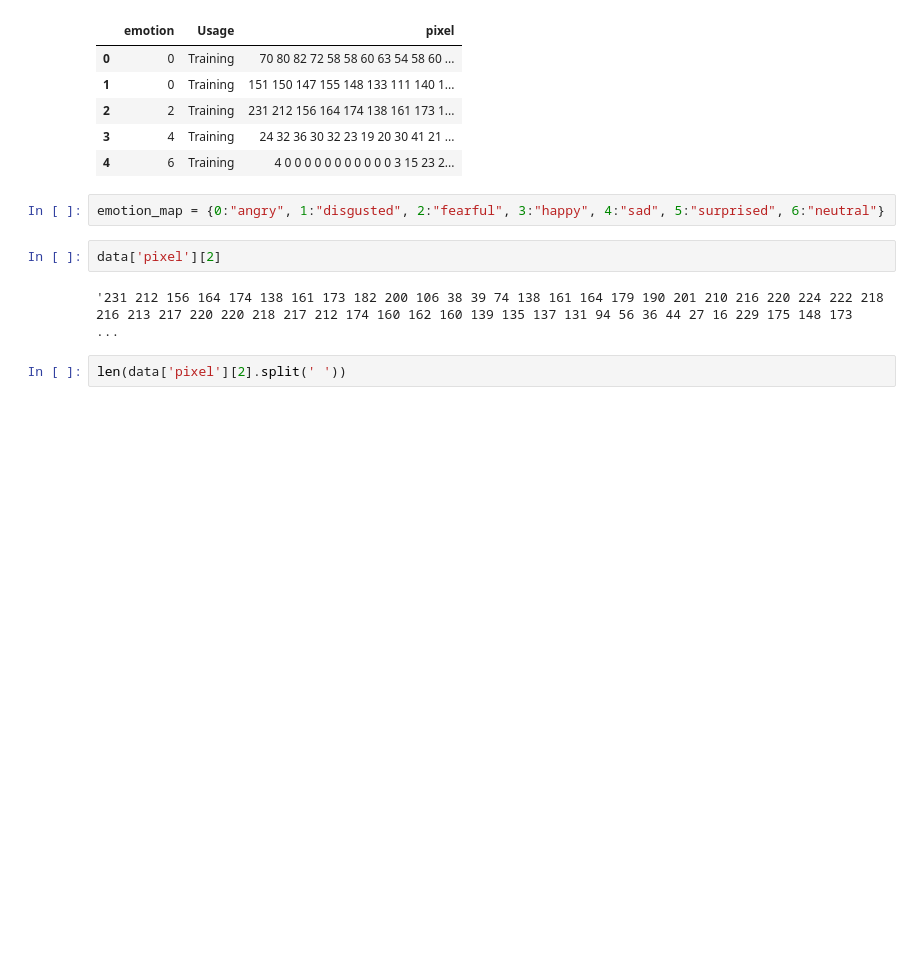
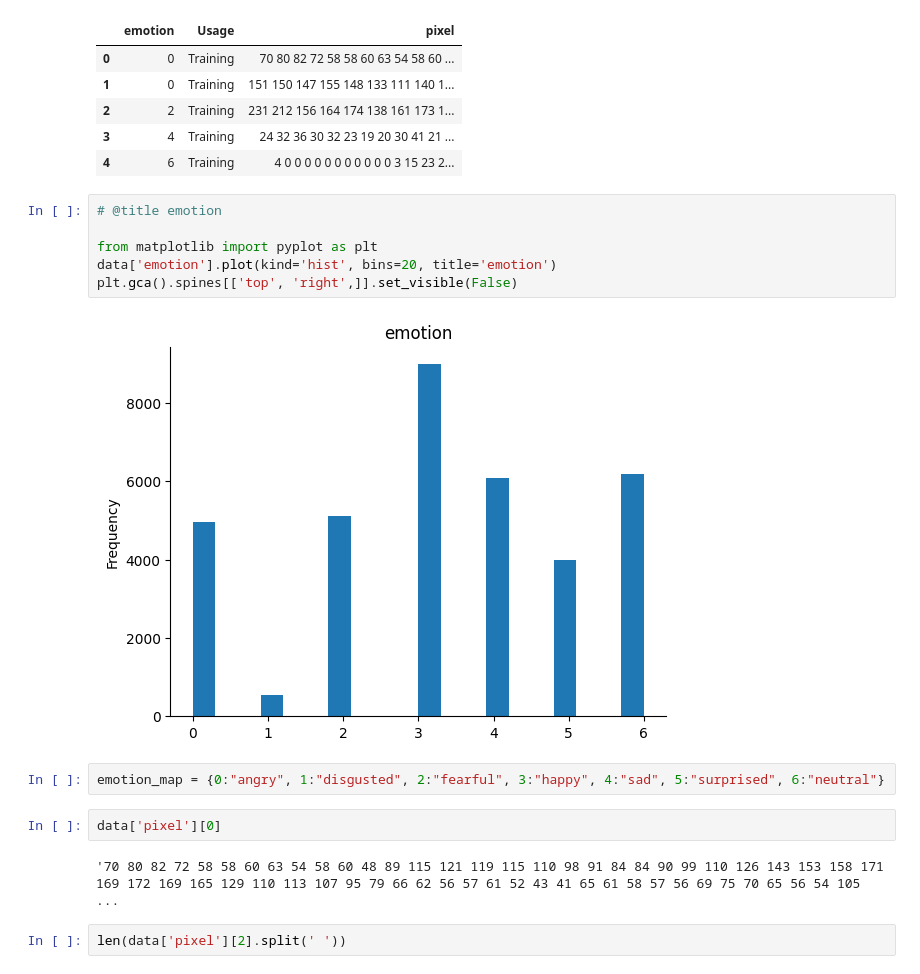
Before and after one commit to MedhaParhy/EmotionDetection, a Jupyter notebook: Emotion_Detection.ipynb, the cells around one changed output. Drawn from its saved outputs; the diff is of its cells as text; blank space fills up the shorter version.

```diff
--- a/Emotion_Detection.ipynb
+++ b/Emotion_Detection.ipynb
@@ -25,12 +25,20 @@ data.head()
 | 2 | 2 | Training | 231 212 156 164 174 138 161 173 1... |
 | 3 | 4 | Training | 24 32 36 30 32 23 19 20 30 41 21 ... |
 | 4 | 6 | Training | 4 0 0 0 0 0 0 0 0 0 0 0 3 15 23 2... |
+# %%
+# @title emotion
+
+from matplotlib import pyplot as plt
+data['emotion'].plot(kind='hist', bins=20, title='emotion')
+plt.gca().spines[['top', 'right',]].set_visible(False)
+# %% [output]
+[figure, added]
 # %%
 emotion_map = {0:"angry", 1:"disgusted", 2:"fearful", 3:"happy", 4:"sad", 5:"surprised", 6:"neutral"}
 # %%
-data['pixel'][2]
+data['pixel'][0]
 # %% [output]
-'231 212 156 164 174 138 161 173 182 200 106 38 39 74 138 161 164 179 190 201 210 216 220 224 222 218 216 213 217 220 220 218 217 212 174 160 162 160 139 135 137 131 94 56 36 44 27 16 229 175 148 173  ...
+'70 80 82 72 58 58 60 63 54 58 60 48 89 115 121 119 115 110 98 91 84 84 90 99 110 126 143 153 158 171 169 172 169 165 129 110 113 107 95 79 66 62 56 57 61 52 43 41 65 61 58 57 56 69 75 70 65 56 54 105 ...
 # %%
 len(data['pixel'][2].split(' '))
 # %% [output]
```
Also changed, not shown: parts of 26 cells of this notebook.
